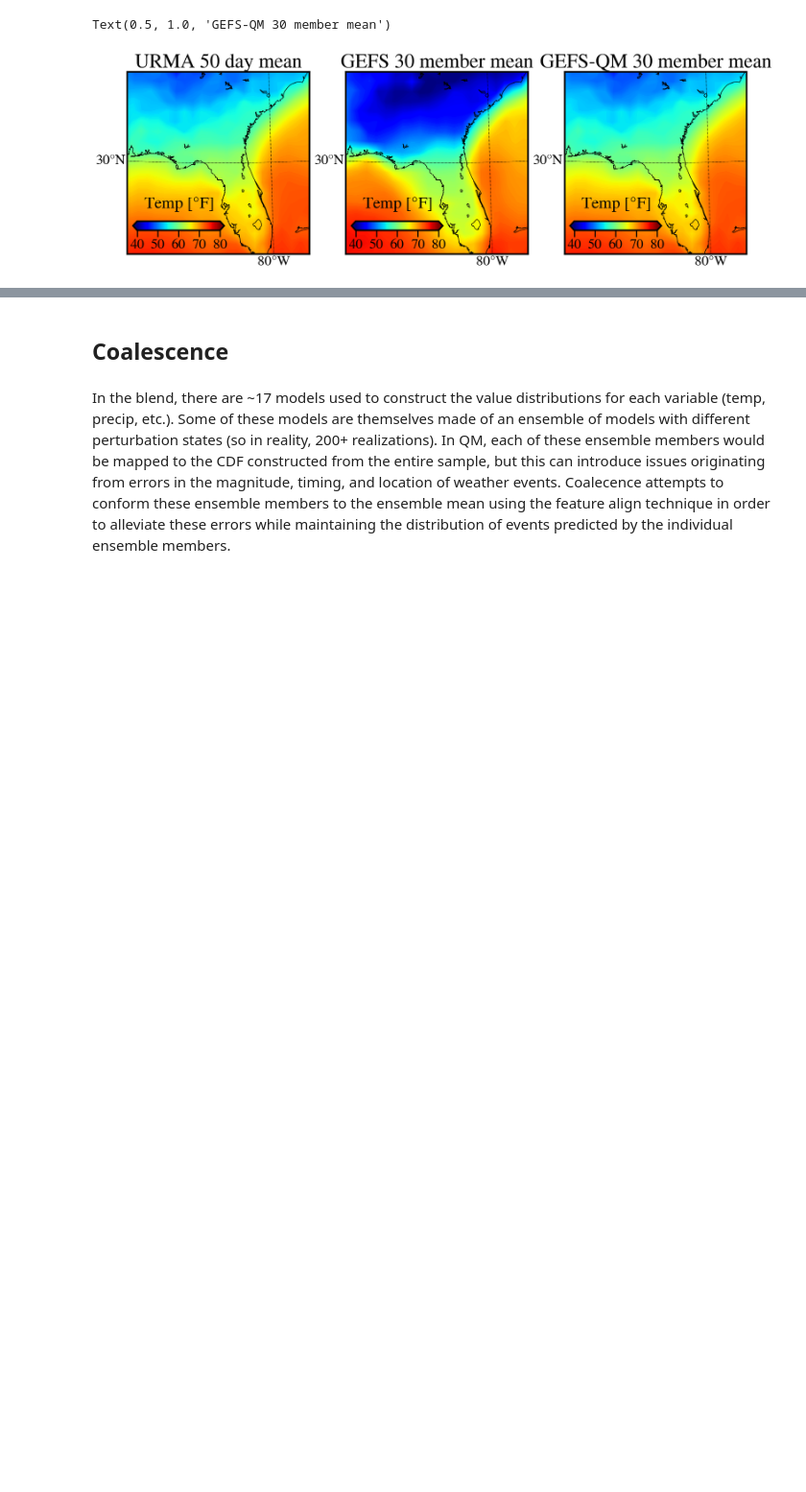
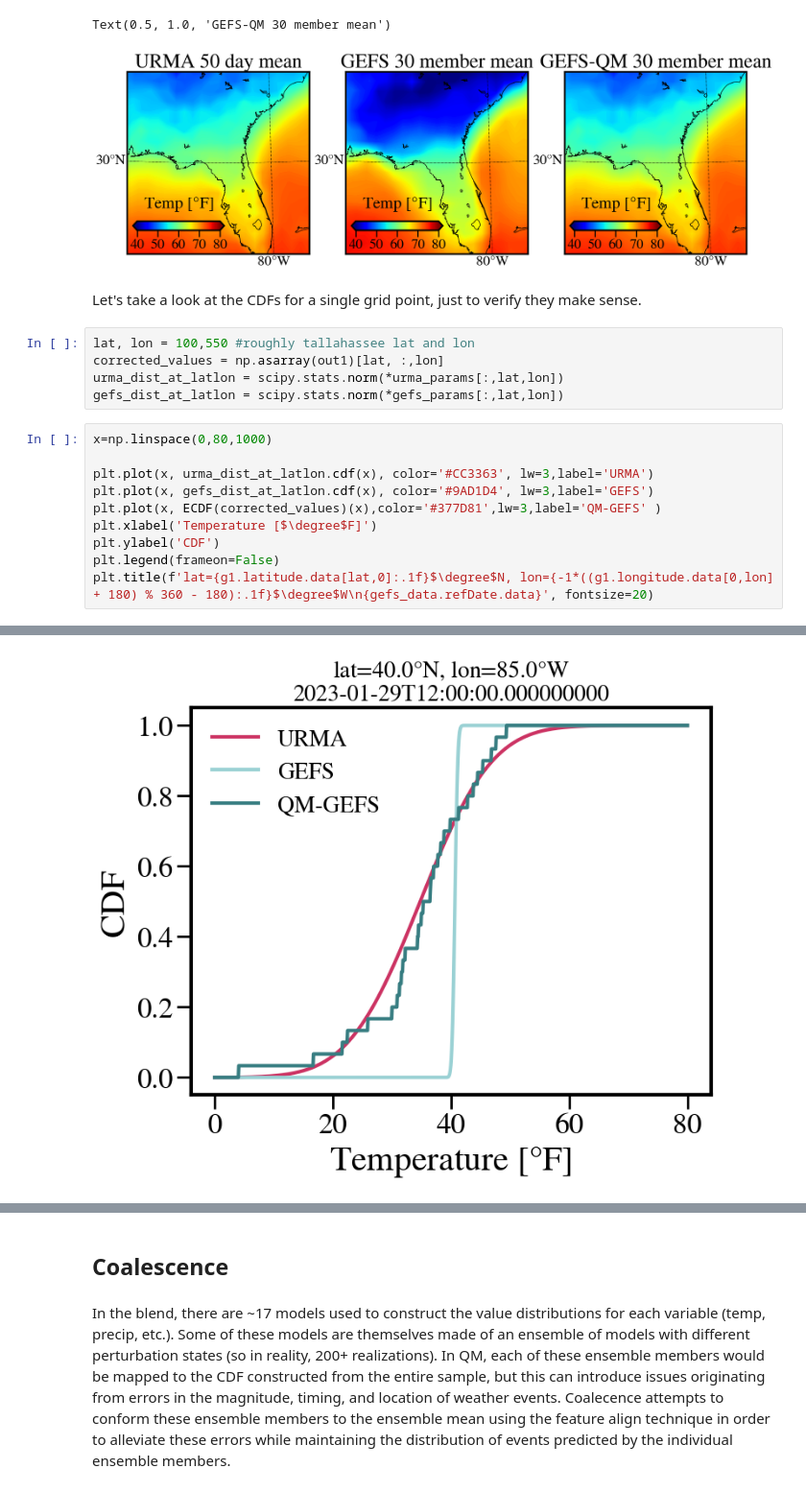
Before and after one commit to SidneyLower-NOAA/SMD_Notebooks, a Jupyter notebook: statistical_surveyor_of_sorts.ipynb, the cells around one changed output, grey strips where cells are left out. Shown at 96% size. Drawn from its saved outputs; the diff is of its cells as text; blank space fills up the shorter version.

```diff
--- a/statistical_surveyor_of_sorts.ipynb
+++ b/statistical_surveyor_of_sorts.ipynb
@@ -889,3 +893,21 @@ axes[2].set_title('GEFS-QM 30 member mean')
 # %% [output]
 Text(0.5, 1.0, 'GEFS-QM 30 member mean')
 [figure]
+# %% [markdown]
+Let's take a look at the CDFs for a single grid point, just to verify they make sense.
+# %%
+lat, lon = 100,550 #roughly tallahassee lat and lon
+corrected_values = np.asarray(out1)[lat, :,lon]
+urma_dist_at_latlon = scipy.stats.norm(*urma_params[:,lat,lon])
+gefs_dist_at_latlon = scipy.stats.norm(*gefs_params[:,lat,lon])
+# %%
+x=np.linspace(0,80,1000)
+
+plt.plot(x, urma_dist_at_latlon.cdf(x), color='#CC3363', lw=3,label='URMA')
+plt.plot(x, gefs_dist_at_latlon.cdf(x), color='#9AD1D4', lw=3,label='GEFS')
+plt.plot(x, ECDF(corrected_values)(x),color='#377D81',lw=3,label='QM-GEFS' )
+plt.xlabel('Temperature [$\degree$F]')
+plt.ylabel('CDF')
+plt.legend(frameon=False)
+plt.title(f'lat={g1.latitude.data[lat,0]:.1f}$\degree$N, lon={-1*((g1.longitude.data[0,lon] + 180) % 360 - 180):.1f}$\degree$W\n{gefs_data.refDate.data}', fontsize=20)
+# %% [output]
@@ -891,0 +915 @@ Text(0.5, 1.0, 'GEFS-QM 30 member mean')
+[figure, added]
```
Also changed, not shown: parts of 5 cells of this notebook.
